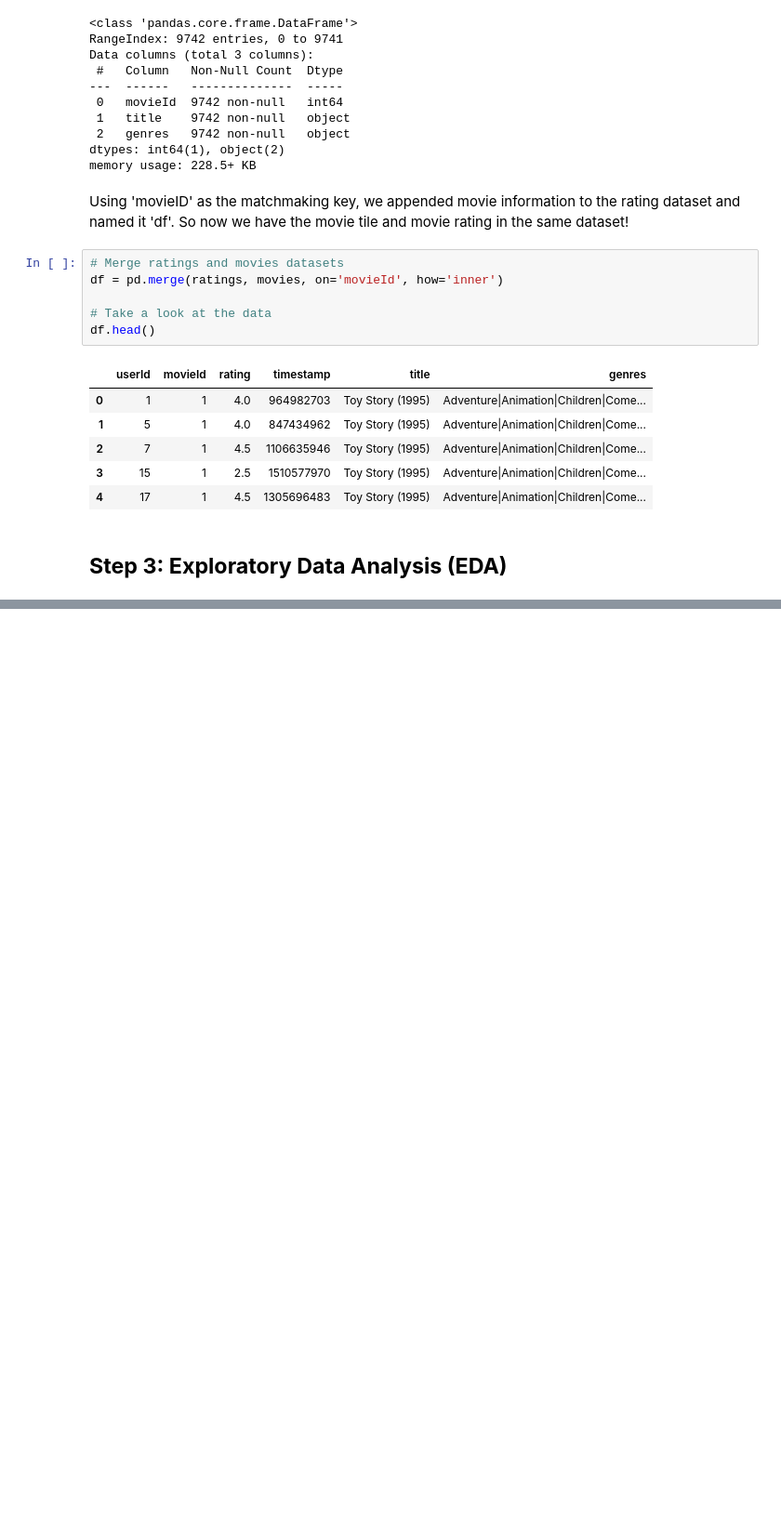
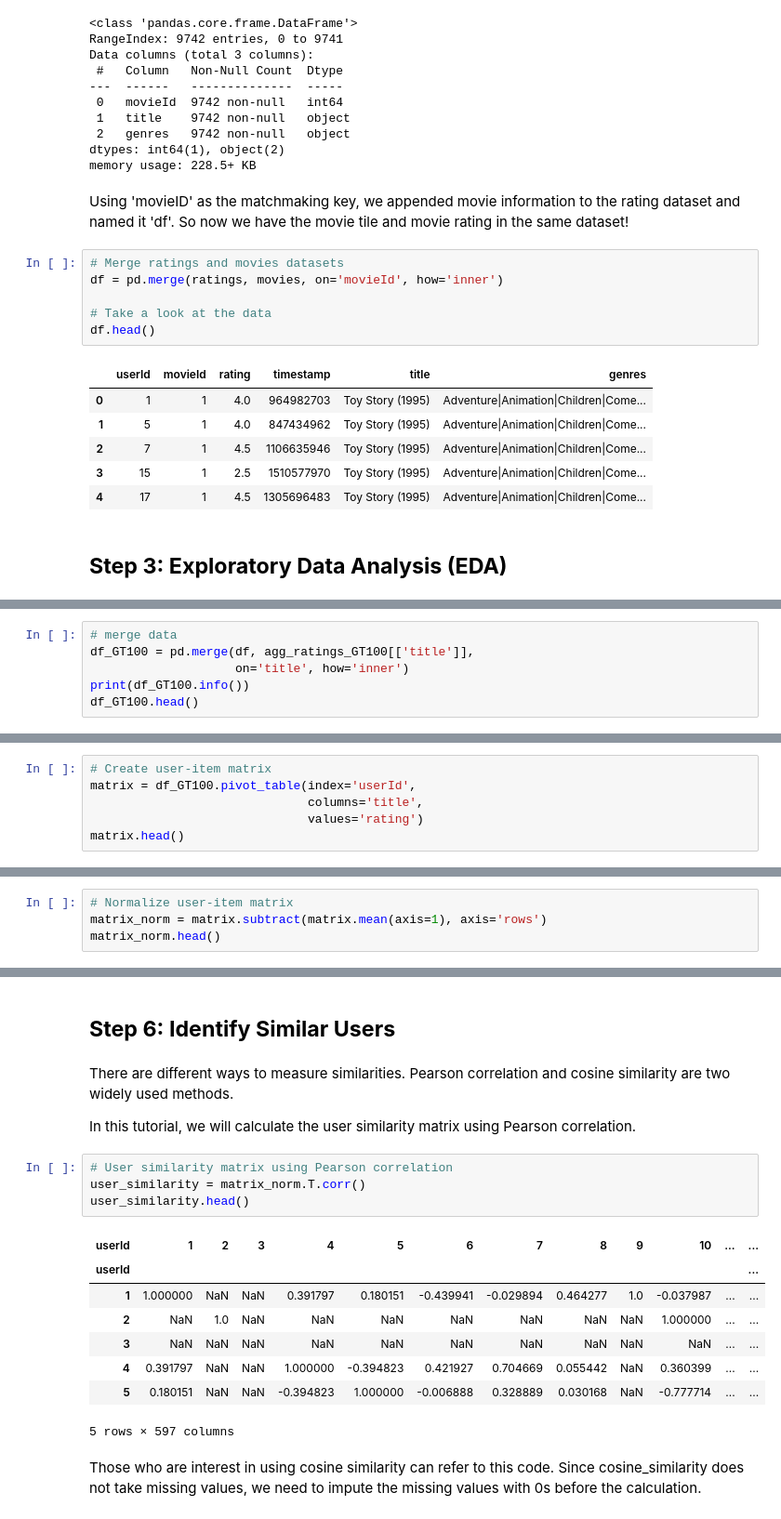
Before and after one commit to alouvre/Machine-Learning-Projects, a Jupyter notebook: CollaborativeFiltering.ipynb, the cells around one changed output, grey strips where cells are left out. Shown: that part at 93% size. Cells and saved outputs as stored; diff of their text form; blank space fills up the shorter version.

```diff
--- a/CollaborativeFiltering.ipynb
+++ b/CollaborativeFiltering.ipynb
@@ -471,0 +623,6 @@ df.head()
+# %%
+# merge data
+df_GT100 = pd.merge(df, agg_ratings_GT100[['title']],
+                    on='title', how='inner')
+print(df_GT100.info())
+df_GT100.head()
@@ -471,0 +671,6 @@ df.head()
+# %%
+# Create user-item matrix
+matrix = df_GT100.pivot_table(index='userId',
+                              columns='title',
+                              values='rating')
+matrix.head()
@@ -471,0 +690,4 @@ df.head()
+# %%
+# Normalize user-item matrix
+matrix_norm = matrix.subtract(matrix.mean(axis=1), axis='rows')
+matrix_norm.head()
@@ -471,0 +703,21 @@ df.head()
+# %% [markdown]
+## **Step 6: Identify Similar Users**
+# %% [markdown]
+There are different ways to measure similarities. Pearson correlation and cosine similarity are two widely used methods.
+
+In this tutorial, we will calculate the user similarity matrix using Pearson correlation.
+# %%
+# User similarity matrix using Pearson correlation
+user_similarity = matrix_norm.T.corr()
+user_similarity.head()
+# %% [output]
+| userId | 1 | 2 | 3 | 4 | 5 | 6 | 7 | 8 | 9 | 10 | ... | ... |
+| userId |  |  |  |  |  |  |  |  |  |  |  | ... |
+| 1 | 1.000000 | NaN | NaN | 0.391797 | 0.180151 | -0.439941 | -0.029894 | 0.464277 | 1.0 | -0.037987 | ... | ... |
+| 2 | NaN | 1.0 | NaN | NaN | NaN | NaN | NaN | NaN | NaN | 1.000000 | ... | ... |
+| 3 | NaN | NaN | NaN | NaN | NaN | NaN | NaN | NaN | NaN | NaN | ... | ... |
+| 4 | 0.391797 | NaN | NaN | 1.000000 | -0.394823 | 0.421927 | 0.704669 | 0.055442 | NaN | 0.360399 | ... | ... |
+| 5 | 0.180151 | NaN | NaN | -0.394823 | 1.000000 | -0.006888 | 0.328889 | 0.030168 | NaN | -0.777714 | ... | ... |
+5 rows × 597 columns
+# %% [markdown]
+Those who are interest in using cosine similarity can refer to this code. Since cosine_similarity does not take missing values, we need to impute the missing values with 0s before the calculation.
```
Also changed, not shown: parts of 53 cells of this notebook.
